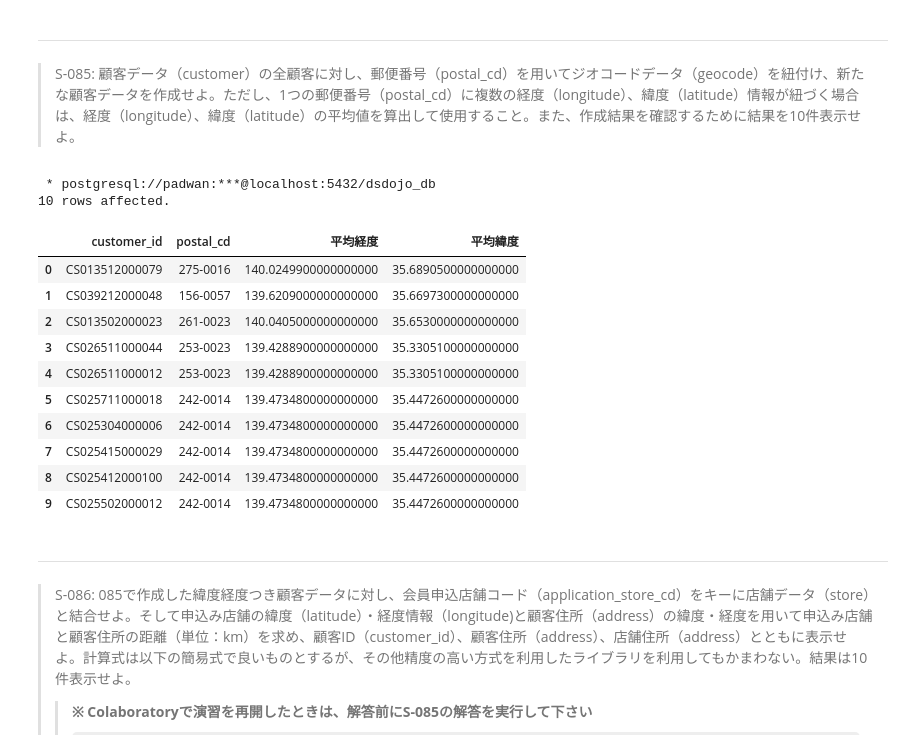
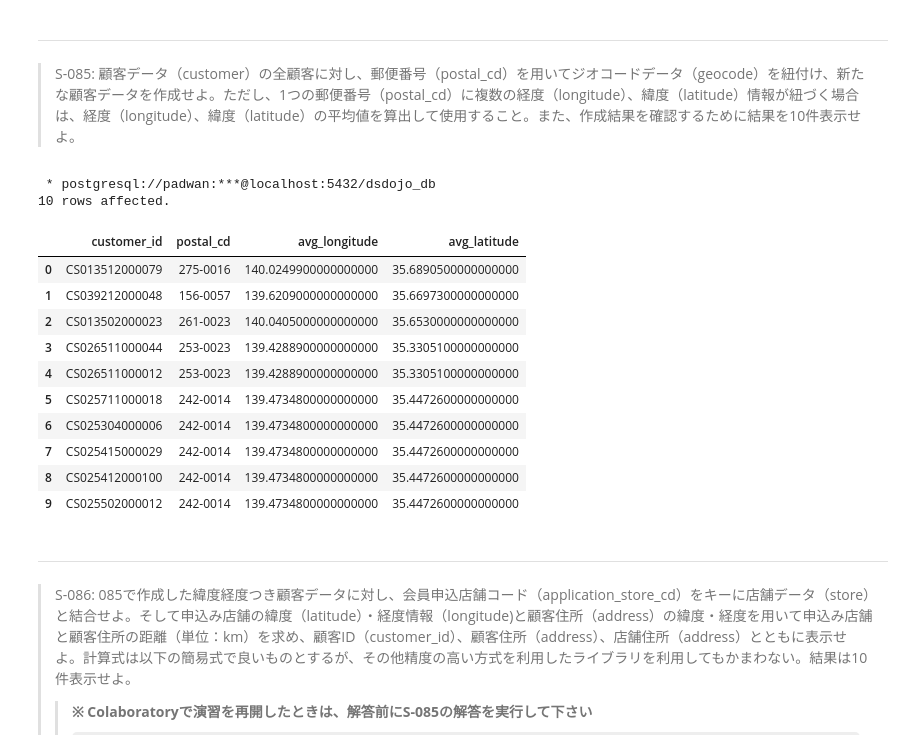
Before and after one commit to baoruiqi98120/sql, a Jupyter notebook: BAORUIQI_100knock_SQL_Colab.ipynb, the cells around one changed output. Drawn from its saved outputs; the diff is of its cells as text; code cells hidden in the pictures; some formulas as TeX source.

```diff
--- a/BAORUIQI_100knock_SQL_Colab.ipynb
+++ b/BAORUIQI_100knock_SQL_Colab.ipynb
@@ -2640,32 +2642,32 @@ on
 # %%
 %%sql
 with a as (select
                postal_cd
-              ,avg(longitude) as "平均経度"
-              ,avg(latitude) as "平均緯度"
+              ,avg(longitude) as avg_longitude
+              ,avg(latitude) as avg_latitude
           from
               geocode
           group by
               postal_cd
 )
 select
      b.customer_id
     ,b.postal_cd
-    ,a."平均経度"
-    ,a."平均緯度"
+    ,a.avg_longitude
+    ,a.avg_latitude
 from
     customer b
 join
     a
 on
     b.postal_cd = a.postal_cd
 limit
     10
 ;
 # %% [output]
  * postgresql://padwan:***@localhost:5432/dsdojo_db
 10 rows affected.
-|  | customer_id | postal_cd | 平均経度 | 平均緯度 |
+|  | customer_id | postal_cd | avg_longitude | avg_latitude |
 | 0 | CS013512000079 | 275-0016 | 140.0249900000000000 | 35.6890500000000000 |
 | 1 | CS039212000048 | 156-0057 | 139.6209000000000000 | 35.6697300000000000 |
 | 2 | CS013502000023 | 261-0023 | 140.0405000000000000 | 35.6530000000000000 |
```
Also changed, not shown: parts of 2 cells of this notebook.
